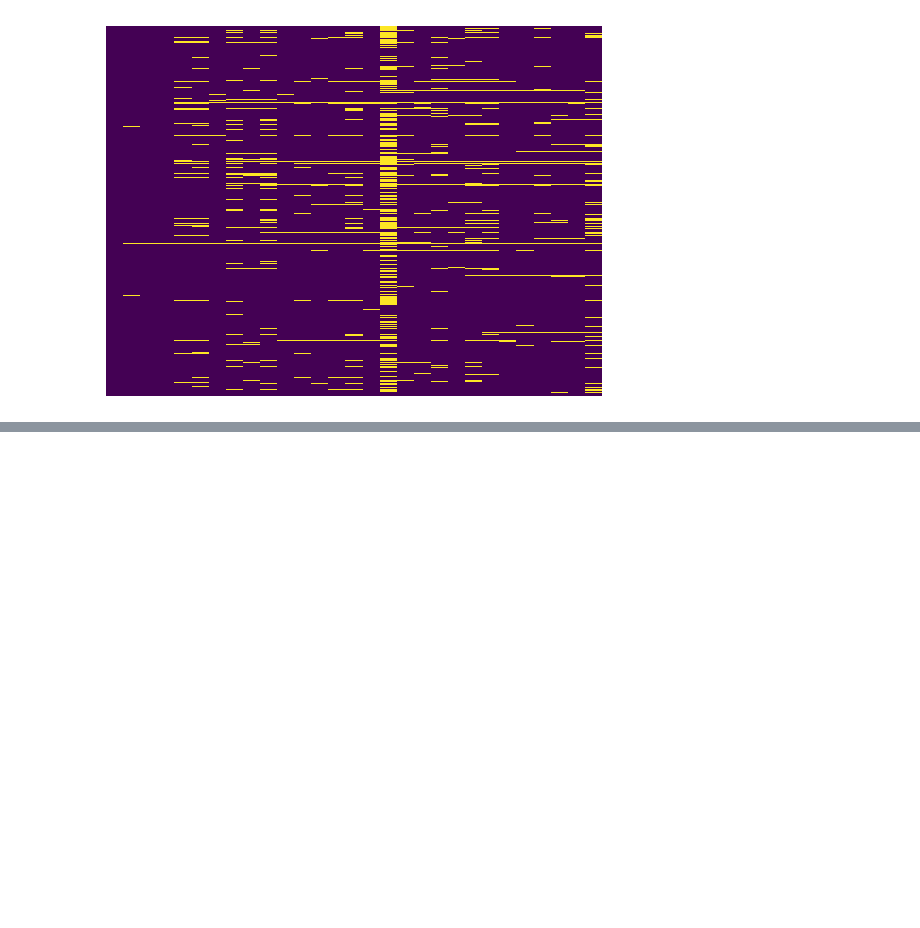
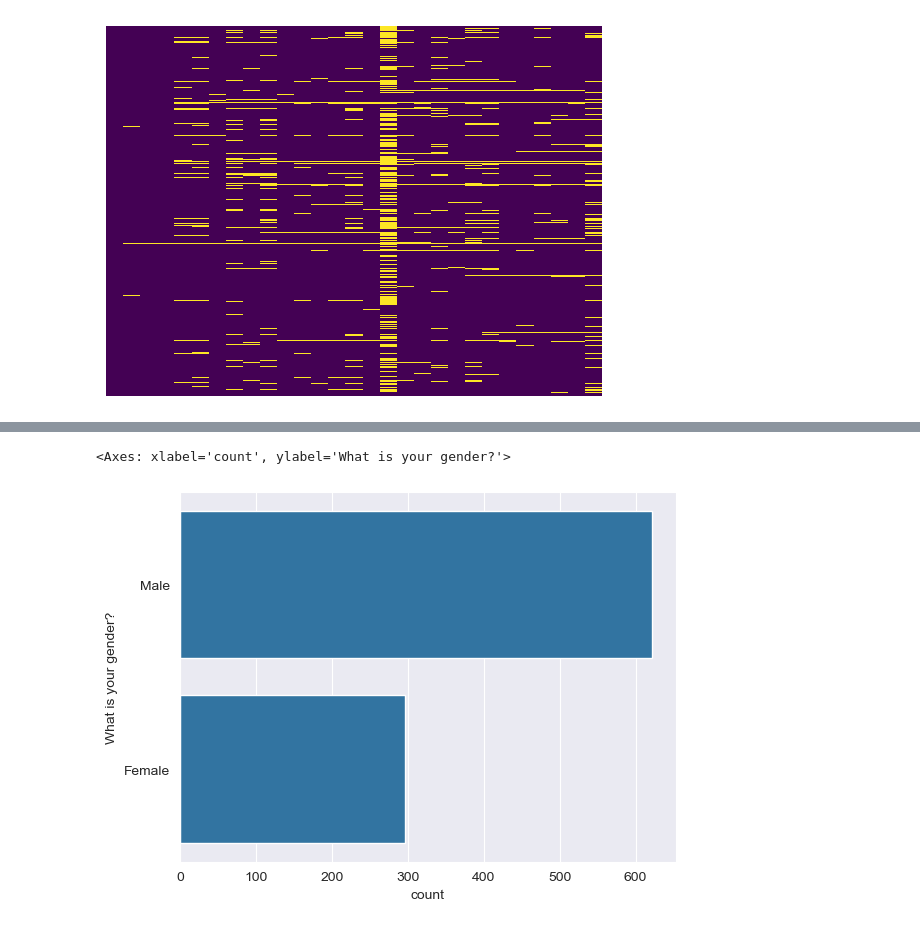
Before and after one commit to Bharatgwl/Data-Science-And-ML, a Jupyter notebook: Travel_analysis.ipynb, the cells around one changed output, grey strips where cells are left out. Cells and saved outputs as stored; diff of their text form; code cells hidden in the pictures; blank space fills up the shorter version.

```diff
--- a/Travel_analysis.ipynb
+++ b/Travel_analysis.ipynb
@@ -255,0 +57,5 @@ df['Cost of petrol'] = df['Cost of petrol'].apply(extract_numbers)
+# %%
+sns.countplot(df['What is your gender?'])
+# %% [output]
+<Axes: xlabel='count', ylabel='What is your gender?'>
+[figure, added]
```
Also changed, not shown: parts of 30 cells of this notebook, 3 other files.
